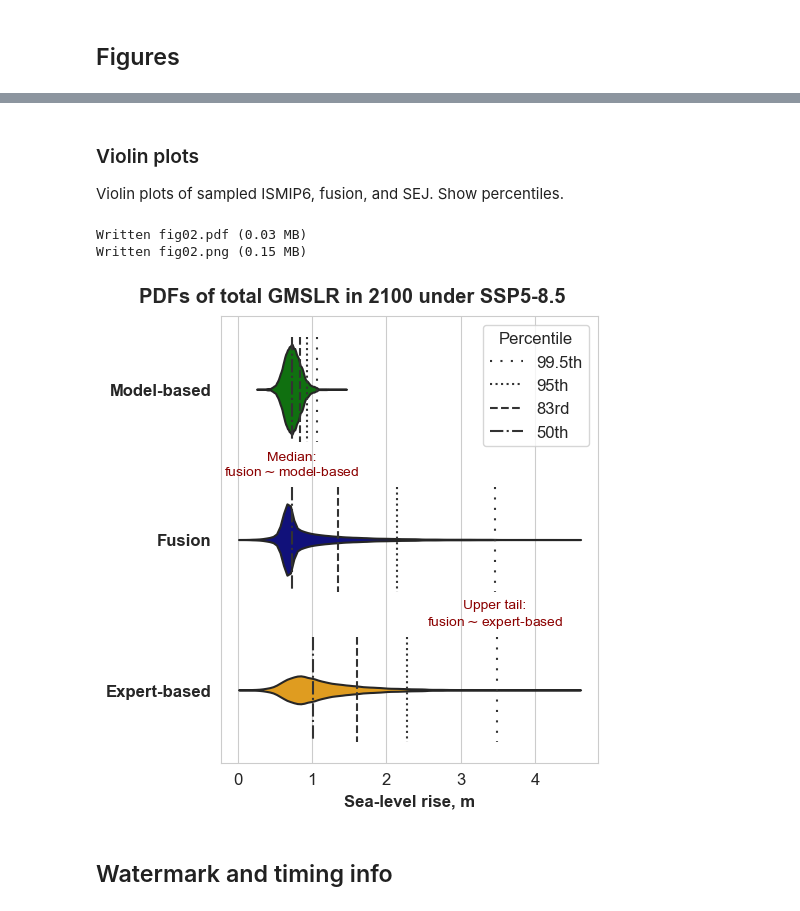
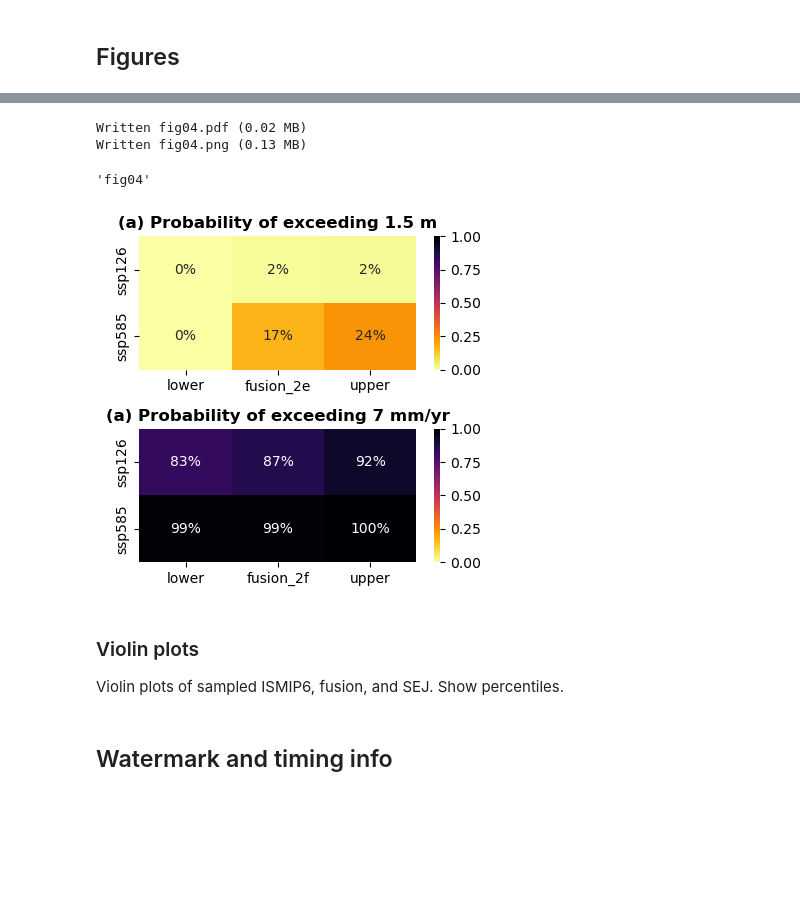
Before and after one commit to grandey/d23a-fusion, a Jupyter notebook: fusion_analysis_d23a.ipynb, the cells around one changed output, grey strips where cells are left out. Drawn from its saved outputs; the diff is of its cells as text; code cells hidden in the pictures; blank space fills up the shorter version.

```diff
--- a/fusion_analysis_d23a.ipynb
+++ b/fusion_analysis_d23a.ipynb
@@ -196,52 +48,26 @@ Written fig01.png (0.33 MB)
+# %%
+# SSP5 vs SSP1 heatmap tables for probability of exceeding (a) 1.5 m and (b) 7 mm/yr
+fig, axs = plt.subplots(2, 1, figsize=(4, 4), tight_layout=True)
+# (a) 1.5 m
+ax = axs[0]
+_ = d23a.plot_exceedance_heatmap(threshold=1.5, workflows=('lower', 'fusion_2e', 'upper'), rate=False,
+                                 scenarios=('ssp126', 'ssp585'), year=2100, gauge='TANJONG_PAGAR', ax=ax)
+ax.set_title('(a) Probability of exceeding 1.5 m')
+# (a) 7 mm/yr
+ax = axs[1]
+_ = d23a.plot_exceedance_heatmap(threshold=1.5, workflows=('lower', 'fusion_2f', 'upper'), rate=True,
+                                 scenarios=('ssp126', 'ssp585'), year=2100, gauge='TANJONG_PAGAR', ax=ax)
+ax.set_title('(a) Probability of exceeding 7 mm/yr')
+# Save
+d23a.name_save_fig(fig)
+# %% [output]
+Written fig04.pdf (0.02 MB)
+Written fig04.png (0.13 MB)
+'fig04'
+[figure, added]
 # %% [markdown]
 ### Violin plots
 Violin plots of sampled ISMIP6, fusion, and SEJ. Show percentiles.
-# %%
-# DataFrame to hold data for different sources
-samples_df = pd.DataFrame()
-# Loop over sources, sample marginal, and save to DataFrame
-for source in ['model-based', 'fusion', 'expert-based']:
-    samples_n = d23a.sample_sea_level_marginal(projection_source=source, component=component, scenario=scenario, year=year,
-                                               n_samples=int(1e6), plot=False)
-    samples_df[source] = samples_n
-# Create figure
-fig, ax = plt.subplots(1, 1, figsize=(5, 5), constrained_layout=True)
-# Violin plots
-sns.violinplot(data=samples_df, cut=0, palette=color_dict, orient='h', width=0.6, inner=None, ax=ax)
-# Percentiles for each source
-for i, source in enumerate(['model-based', 'fusion', 'expert-based']):
-    for perc_str, linestyle in linestyle_dict.items():
-        perc = float(perc_str[:-2])
-        val = d23a.read_sea_level_qf(projection_source=source, component=component, scenario=scenario, year=year
-                                     ).sel(quantiles=perc/100).data  # percentiles based on quantile function
-        if i == 0:  # label each percentile only once in legend
-            label = perc_str
-        else:
-            label = None
-        ax.plot([val, val], [i-0.35, i+0.35], color='0.2', linestyle=linestyle, label=label)
-# Annotations
-for perc, y, text in zip([50, 99.5], [0.5, 1.5],
-                         ['Median:\nfusion$\sim$model-based',
-                          'Upper tail:\nfusion$\sim$expert-based']):
-    val = d23a.read_sea_level_qf(projection_source='fusion', component=component, scenario=scenario, year=year
-                                 ).sel(quantiles=perc/100).data
-    ax.annotate(text, [val, y], ha='center', va='center', color='darkred')
-# Customise figure
-ax.legend(loc='upper right', title='Percentile', title_fontsize='large')
-ax.set_xlabel(f'Sea-level rise, {in_da.units}')
-ax.set_yticklabels([s.capitalize() for s in ['model-based', 'fusion', 'expert-based']])
-ax.tick_params(axis='both', labelsize='large')
-for label in ax.get_yticklabels():
-    label.set_fontweight('bold')
-fig.suptitle(f'PDFs of {component_name} in 2100 under {scenario}', y=1.05)
-# Save figure
-name_save_fig(fig, fso='f')
-# Show figure
-plt.show()
-# %% [output]
-Written fig02.pdf (0.03 MB)
-Written fig02.png (0.15 MB)
-[figure, removed]
 # %% [markdown]
 ## Watermark and timing info
 # %%
```
Also changed, not shown: parts of 21 cells of this notebook, 4 other files.
